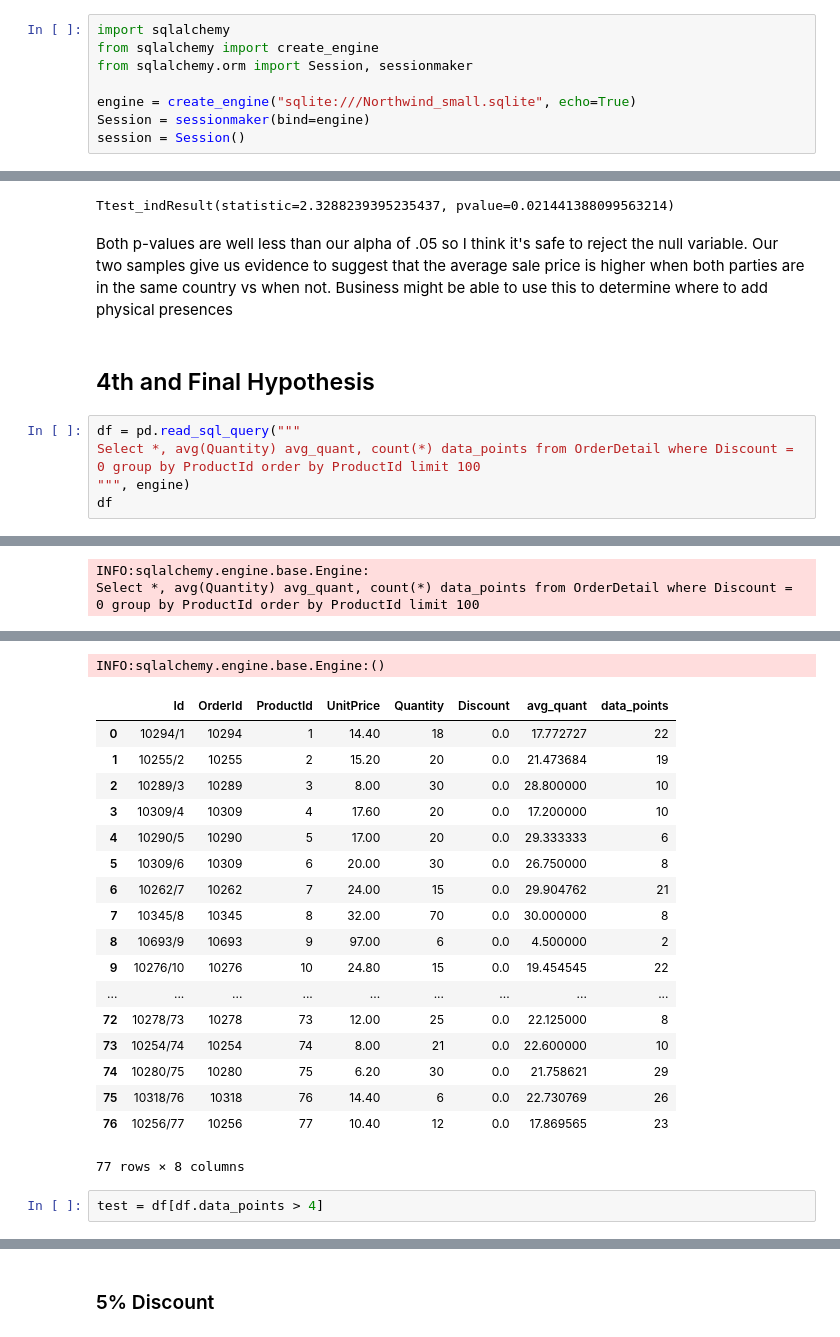
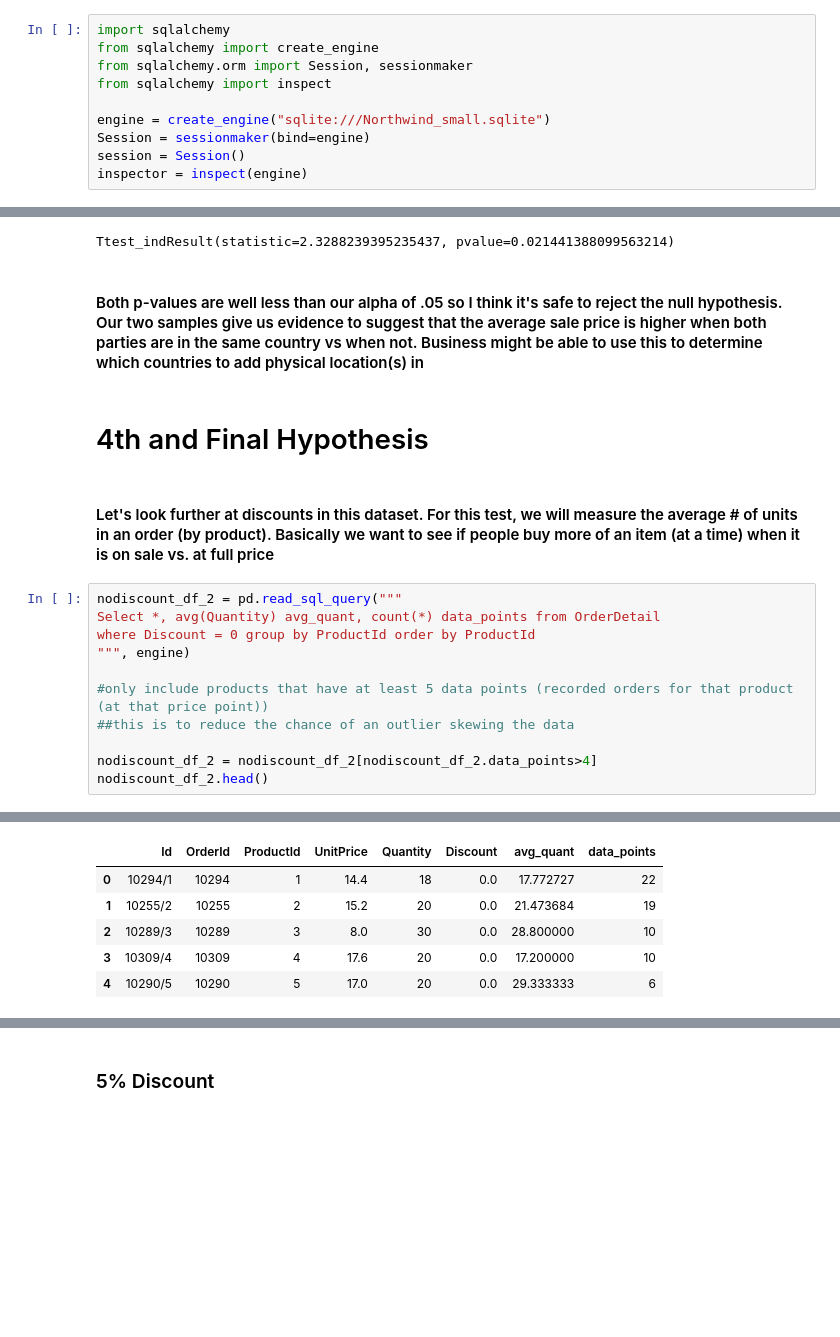
Before and after one commit to swede0623/dsc-2-final-project-online-ds-pt-031119, a Jupyter notebook: Project.ipynb, the cells around one changed output, grey strips where cells are left out. Drawn from its saved outputs; the diff is of its cells as text; blank space fills up the shorter version.

```diff
--- a/Project.ipynb
+++ b/Project.ipynb
@@ -30,8 +26,10 @@ sns.set_style('whitegrid')
 import sqlalchemy
 from sqlalchemy import create_engine
 from sqlalchemy.orm import Session, sessionmaker
+from sqlalchemy import inspect
 
-engine = create_engine("sqlite:///Northwind_small.sqlite", echo=True)
+engine = create_engine("sqlite:///Northwind_small.sqlite")
 Session = sessionmaker(bind=engine)
 session = Session()
+inspector = inspect(engine)
 # %%
@@ -625,12 +308,20 @@ stats.ttest_ind(same_country, diff_country, equal_var=False)
 # %% [output]
 Ttest_indResult(statistic=2.3288239395235437, pvalue=0.021441388099563214)
 # %% [markdown]
-Both p-values are well less than our alpha of .05 so I think it's safe to reject the null variable.  Our two samples give us evidence to suggest that the average sale price is higher when both parties are in the same country vs when not.  Business might be able to use this to determine where to add physical presences
+#### Both p-values are well less than our alpha of .05 so I think it's safe to reject the null hypothesis.  Our two samples give us evidence to suggest that the average sale price is higher when both parties are in the same country vs when not.  Business might be able to use this to determine which countries to add physical location(s) in
 # %% [markdown]
-## 4th and Final Hypothesis
+# 4th and Final Hypothesis
+# %% [markdown]
+#### Let's look further at discounts in this dataset.  For this test, we will measure the average # of units in an order (by product).  Basically we want to see if people buy more of an item (at a time) when it is on sale vs. at full price
 # %%
-df = pd.read_sql_query("""
-Select *, avg(Quantity) avg_quant, count(*) data_points from OrderDetail where Discount = 0 group by ProductId order by ProductId limit 100
+nodiscount_df_2 = pd.read_sql_query("""
+Select *, avg(Quantity) avg_quant, count(*) data_points from OrderDetail
+where Discount = 0 group by ProductId order by ProductId
 """, engine)
-df
+
+#only include products that have at least 5 data points (recorded orders for that product (at that price point))
+##this is to reduce the chance of an outlier skewing the data
+
+nodiscount_df_2 = nodiscount_df_2[nodiscount_df_2.data_points>4]
+nodiscount_df_2.head()
 # %% [output]
@@ -639,2 +327,0 @@ Select *, avg(Quantity) avg_quant, count(*) data_points from OrderDetail where D
-INFO:sqlalchemy.engine.base.Engine:
-Select *, avg(Quantity) avg_quant, count(*) data_points from OrderDetail where Discount = 0 group by ProductId order by ProductId limit 100
@@ -642,21 +328,6 @@ Select *, avg(Quantity) avg_quant, count(*) data_points from OrderDetail where D
-INFO:sqlalchemy.engine.base.Engine:()
 |  | Id | OrderId | ProductId | UnitPrice | Quantity | Discount | avg_quant | data_points |
-| 0 | 10294/1 | 10294 | 1 | 14.40 | 18 | 0.0 | 17.772727 | 22 |
-| 1 | 10255/2 | 10255 | 2 | 15.20 | 20 | 0.0 | 21.473684 | 19 |
-| 2 | 10289/3 | 10289 | 3 | 8.00 | 30 | 0.0 | 28.800000 | 10 |
-| 3 | 10309/4 | 10309 | 4 | 17.60 | 20 | 0.0 | 17.200000 | 10 |
-| 4 | 10290/5 | 10290 | 5 | 17.00 | 20 | 0.0 | 29.333333 | 6 |
-| 5 | 10309/6 | 10309 | 6 | 20.00 | 30 | 0.0 | 26.750000 | 8 |
-| 6 | 10262/7 | 10262 | 7 | 24.00 | 15 | 0.0 | 29.904762 | 21 |
-| 7 | 10345/8 | 10345 | 8 | 32.00 | 70 | 0.0 | 30.000000 | 8 |
-| 8 | 10693/9 | 10693 | 9 | 97.00 | 6 | 0.0 | 4.500000 | 2 |
-| 9 | 10276/10 | 10276 | 10 | 24.80 | 15 | 0.0 | 19.454545 | 22 |
-| ... | ... | ... | ... | ... | ... | ... | ... | ... |
-| 72 | 10278/73 | 10278 | 73 | 12.00 | 25 | 0.0 | 22.125000 | 8 |
-| 73 | 10254/74 | 10254 | 74 | 8.00 | 21 | 0.0 | 22.600000 | 10 |
-| 74 | 10280/75 | 10280 | 75 | 6.20 | 30 | 0.0 | 21.758621 | 29 |
-| 75 | 10318/76 | 10318 | 76 | 14.40 | 6 | 0.0 | 22.730769 | 26 |
-| 76 | 10256/77 | 10256 | 77 | 10.40 | 12 | 0.0 | 17.869565 | 23 |
+| 0 | 10294/1 | 10294 | 1 | 14.4 | 18 | 0.0 | 17.772727 | 22 |
+| 1 | 10255/2 | 10255 | 2 | 15.2 | 20 | 0.0 | 21.473684 | 19 |
+| 2 | 10289/3 | 10289 | 3 | 8.0 | 30 | 0.0 | 28.800000 | 10 |
+| 3 | 10309/4 | 10309 | 4 | 17.6 | 20 | 0.0 | 17.200000 | 10 |
+| 4 | 10290/5 | 10290 | 5 | 17.0 | 20 | 0.0 | 29.333333 | 6 |
-77 rows × 8 columns
-# %%
-test = df[df.data_points > 4]
```
Also changed, not shown: parts of 133 cells of this notebook.
